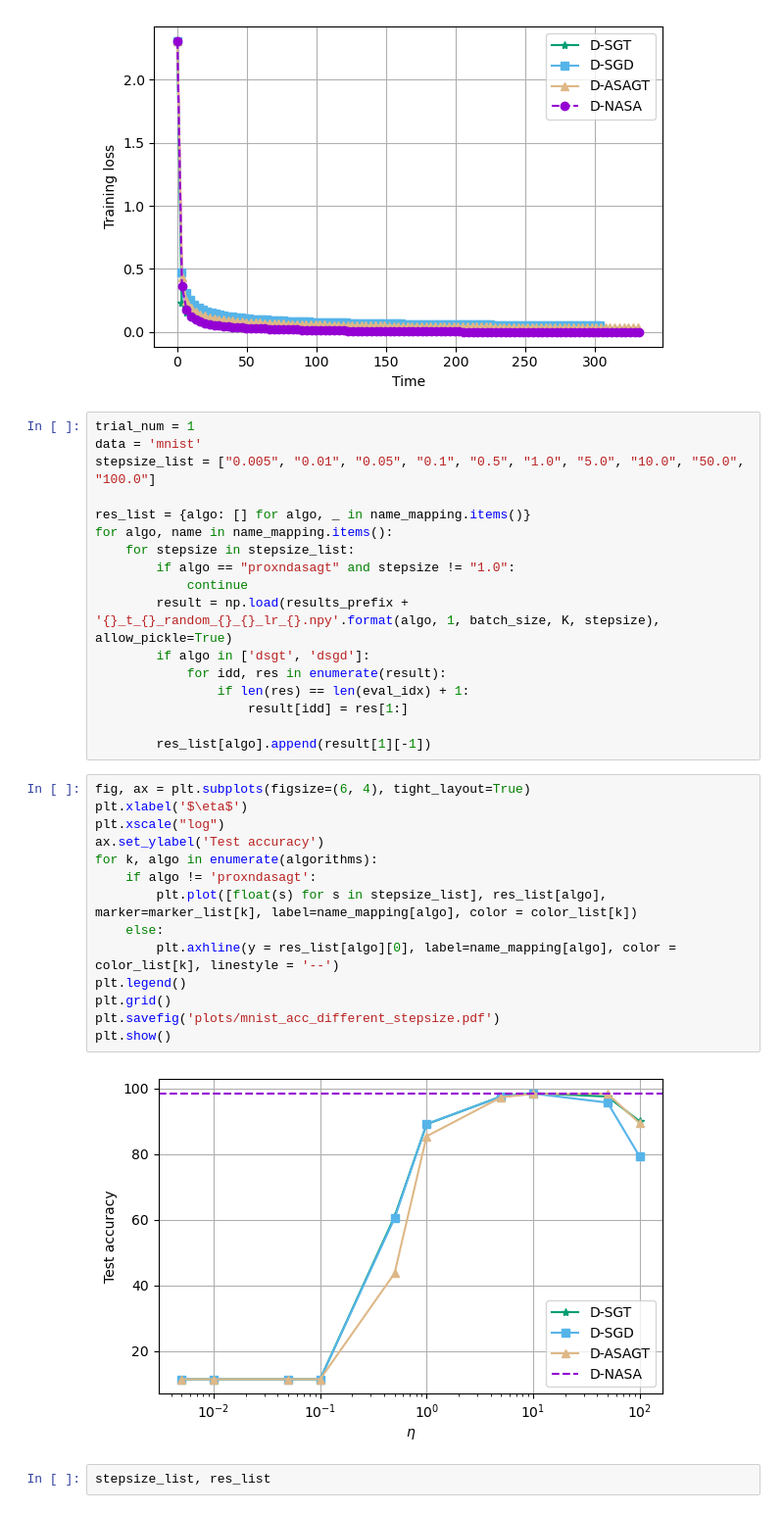
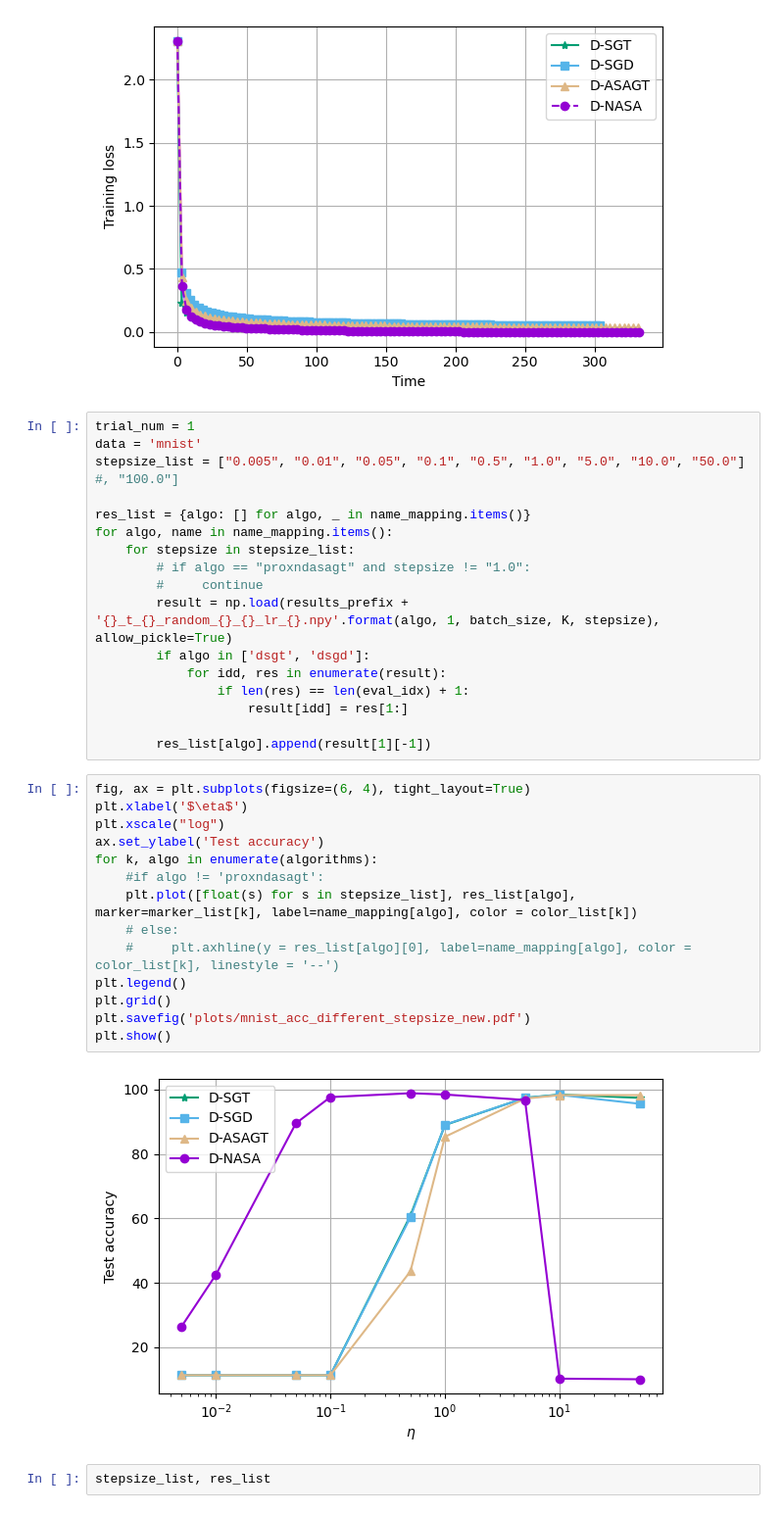
Before and after one commit to JasonJiaxiangLi/decen_mpi4py, a Jupyter notebook: plot_mnist.ipynb, the cells around one changed output. Shown at 98% size. Saved outputs shown, nothing was run; the diff lists cells and outputs as text.

```diff
--- a/plot_mnist.ipynb
+++ b/plot_mnist.ipynb
@@ -347,13 +347,13 @@ plt.show()
 # %%
 trial_num = 1
 data = 'mnist'
-stepsize_list = ["0.005", "0.01", "0.05", "0.1", "0.5", "1.0", "5.0", "10.0", "50.0", "100.0"]
+stepsize_list = ["0.005", "0.01", "0.05", "0.1", "0.5", "1.0", "5.0", "10.0", "50.0"] #, "100.0"]
 
 res_list = {algo: [] for algo, _ in name_mapping.items()}
 for algo, name in name_mapping.items():
     for stepsize in stepsize_list:
-        if algo == "proxndasagt" and stepsize != "1.0":
-            continue
+        # if algo == "proxndasagt" and stepsize != "1.0":
+        #     continue
         result = np.load(results_prefix + '{}_t_{}_random_{}_{}_lr_{}.npy'.format(algo, 1, batch_size, K, stepsize), allow_pickle=True)
         if algo in ['dsgt', 'dsgd']:
             for idd, res in enumerate(result):
@@ -364,19 +364,19 @@ for algo, name in name_mapping.items():
 # %%
 fig, ax = plt.subplots(figsize=(6, 4), tight_layout=True)
 plt.xlabel('$\eta$')
 plt.xscale("log")
 ax.set_ylabel('Test accuracy')
 for k, algo in enumerate(algorithms):
-    if algo != 'proxndasagt':
-        plt.plot([float(s) for s in stepsize_list], res_list[algo], marker=marker_list[k], label=name_mapping[algo], color = color_list[k])
-    else:
-        plt.axhline(y = res_list[algo][0], label=name_mapping[algo], color = color_list[k], linestyle = '--')
+    #if algo != 'proxndasagt':
+    plt.plot([float(s) for s in stepsize_list], res_list[algo], marker=marker_list[k], label=name_mapping[algo], color = color_list[k])
+    # else:
+    #     plt.axhline(y = res_list[algo][0], label=name_mapping[algo], color = color_list[k], linestyle = '--')
 plt.legend()
 plt.grid()
-plt.savefig('plots/mnist_acc_different_stepsize.pdf')
+plt.savefig('plots/mnist_acc_different_stepsize_new.pdf')
 plt.show()
 # %% [output]
-[figure, old version]
+[figure, new version]
 # %%
 stepsize_list, res_list
 # %% [output]
```
Also changed, not shown: 6 other files.
